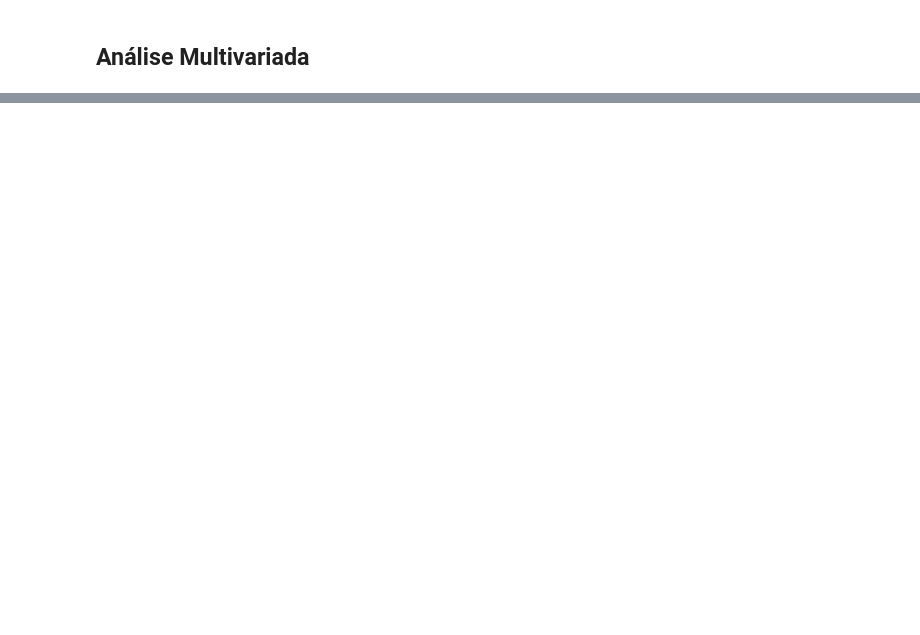
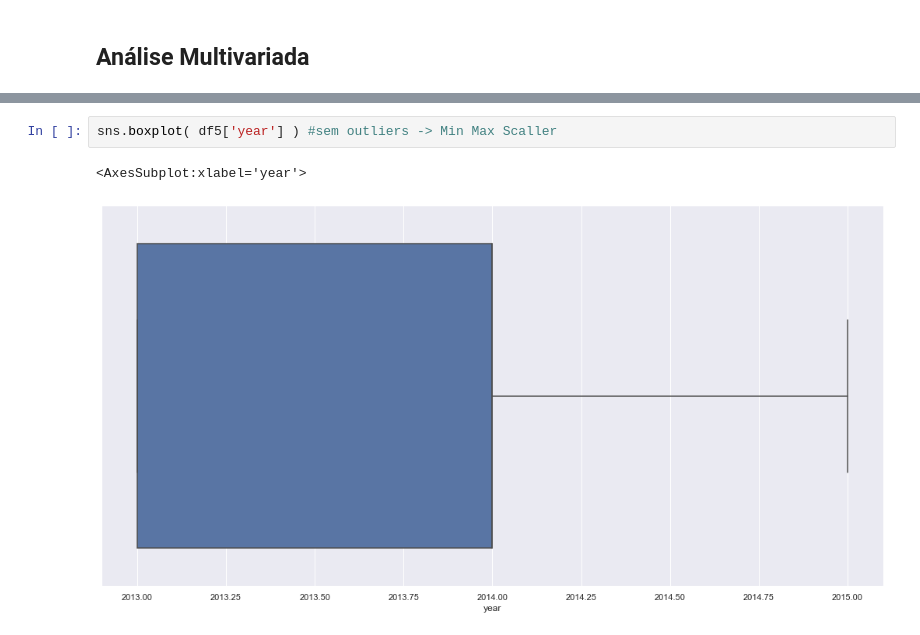
Before and after one commit to nortonvanz/Pharmacy-Sales-Forecast, a Jupyter notebook: notebooks/m04_eda.ipynb, the cells around one changed output, grey strips where cells are left out. Saved outputs shown, nothing was run; the diff lists cells and outputs as text; blank space fills up the shorter version.

```diff
--- a/notebooks/m04_eda.ipynb
+++ b/notebooks/m04_eda.ipynb
@@ -1769,0 +1814,5 @@ Notamos lá nos histogramas que não temos nenhuma variável com distribuição
+# %%
+sns.boxplot( df5['year'] ) #sem outliers -> Min Max Scaller
+# %% [output]
+<AxesSubplot:xlabel='year'>
+[figure, added]
```
Also changed, not shown: parts of 201 cells of this notebook.
